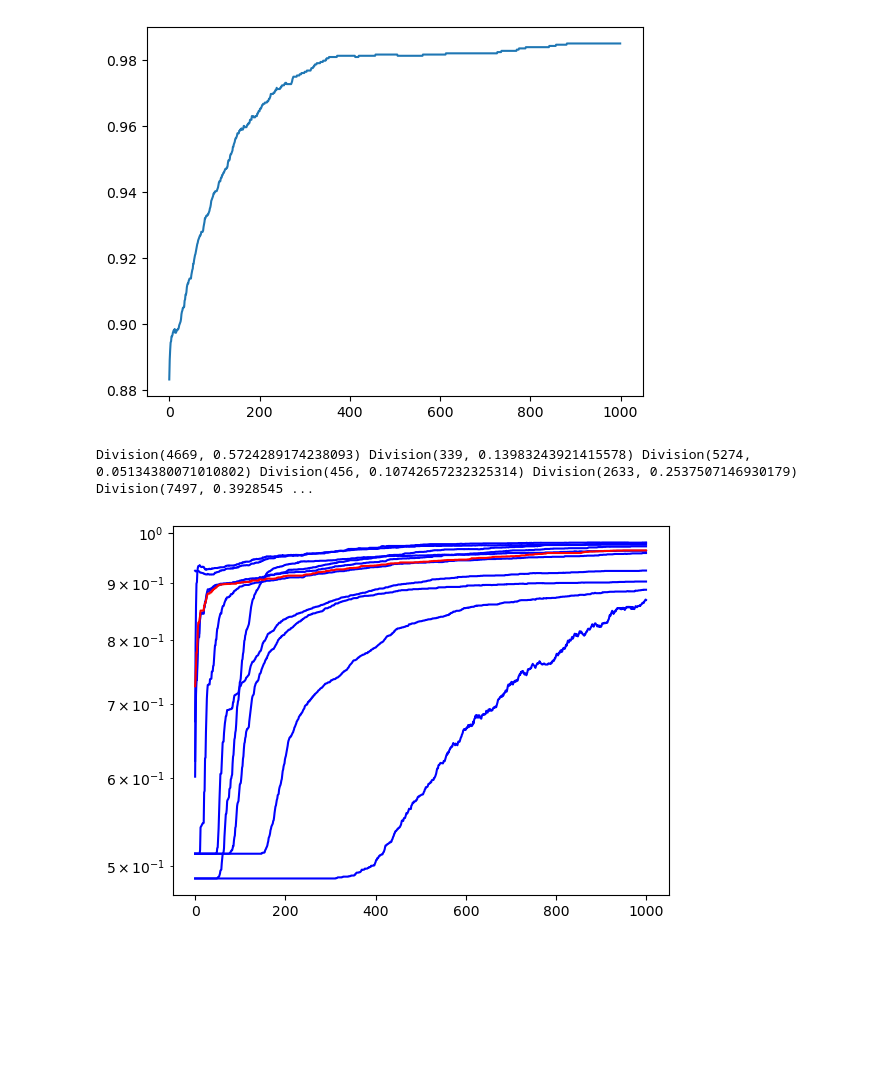
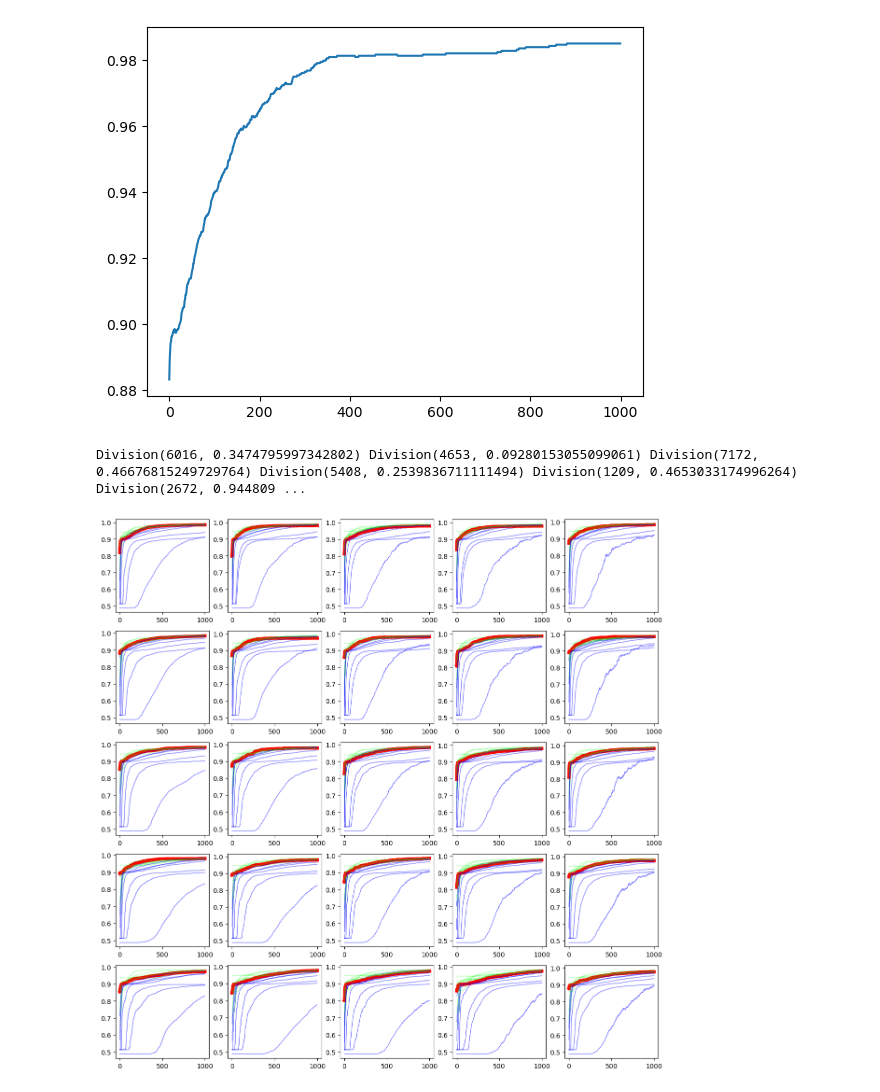
Before and after one commit to Get-My-Money/OMML-Project, a Jupyter notebook: project.ipynb, the cells around one changed output. Saved outputs shown, nothing was run; the diff lists cells and outputs as text; code cells hidden in the pictures; blank space fills up the shorter version.

Commit message:
L2SDG Big experiment
Большой эксперимент с неоднородными данными у 8 разных распределенных машин, с разными значениями p и \lambda
Выводы из эксперимента не сделаны )

```diff
--- a/project.ipynb
+++ b/project.ipynb
@@ -126,7 +126,7 @@ def getLearningData(X_train, y_train, division: Division):
 def L2GD(nodesAmount, probabilities, lambdas, X_train, y_train, divisions: list[Division]):
     alpha = 0.1
     iterations = 1000
-    history = np.zeros((5, 5, iterations, nodesAmount + 1))
+    history = np.zeros((5, 5, iterations, nodesAmount * 2 + 1))
     for probability, lam in tqdm.tqdm(itertools.product(probabilities, lambdas)):
         coeff = alpha * lam / nodesAmount / probability
         assert coeff < 1 / 2
@@ -174,12 +174,19 @@ def L2GD(nodesAmount, probabilities, lambdas, X_train, y_train, divisions: list[
                             y_test.to("cpu"),
                             y_pred.to("cpu")
                         )
-                        history[prob_index, lam_index, k, i] = score
+                        history[prob_index, lam_index, k, i * 2] = score
                     except Exception:
                         print("BBB")
                         print(node.weight)
                         print(delta)
                         print(k)
+
+                    node_pred = node.predict(node.X_train)
+                    score = accuracy_score(
+                        node.y_train.to("cpu"),
+                        node_pred.to("cpu")
+                    )
+                    history[prob_index, lam_index, k, i * 2 + 1] = score
 
                 average = sum(node.weight for node in nodes) / nodesAmount
                 av_model = LogisticRegression(X_train, y_train)
@@ -192,13 +199,15 @@ def L2GD(nodesAmount, probabilities, lambdas, X_train, y_train, divisions: list[
                     y_test.to("cpu"),
                     y_pred.to("cpu")
                 )
-                history[prob_index, lam_index, k, nodesAmount] = score
+                history[prob_index, lam_index, k, nodesAmount * 2] = score
     return history
 
 
-nodes_amount = 10
-probabilities = np.linspace(0.1, 0.5, 2)
-lambdas = np.linspace(1e-5, 0.1, 2)
+nodes_amount = 8
+prob_tries = 5
+lam_tries =5
+probabilities = np.linspace(0.2, 0.6, prob_tries)
+lambdas = np.linspace(1e-2, 0.1, lam_tries)
 
 divisions = [
     Division(
@@ -210,12 +219,21 @@ divisions = [
 print(*divisions)
 history = L2GD(nodes_amount, probabilities, lambdas, X_train, y_train, divisions)
 # %% [output]
-Division(4669, 0.5724289174238093) Division(339, 0.13983243921415578) Division(5274, 0.05134380071010802) Division(456, 0.10742657232325314) Division(2633, 0.2537507146930179) Division(7497, 0.3928545 ...
+Division(6016, 0.3474795997342802) Division(4653, 0.09280153055099061) Division(7172, 0.46676815249729764) Division(5408, 0.2539836711111494) Division(1209, 0.4653033174996264) Division(2672, 0.944809 ...
 # %%
-for i in range(nodes_amount+ 1):
-    i_th_node_history = history[1, 1, :, i]
-    color_plot = 'red' if i == nodes_amount else 'blue'
-    plt.yscale("log")
-    plt.plot(i_th_node_history, color = color_plot)
+fig, axs = plt.subplots(prob_tries, lam_tries)
+fig.set_figheight(15)
+fig.set_figwidth(15)
+for x in range(prob_tries):
+    for y in range(lam_tries):
+        for i in range(nodes_amount * 2 + 1):
+            i_th_node_history = history[x, y, :, i]
+            if i == nodes_amount:
+                color_plot = "red"
+            elif i % 2 == 0:
+                color_plot = (0, 0, 1, 0.5)
+            else:
+                color_plot = (0, 1, 0, 0.3)
+            axs[x, y].plot(i_th_node_history, color = color_plot, linewidth=5 if i == nodes_amount else 1)
 # %% [output]
-[figure, old version]
+[figure, new version]
```
